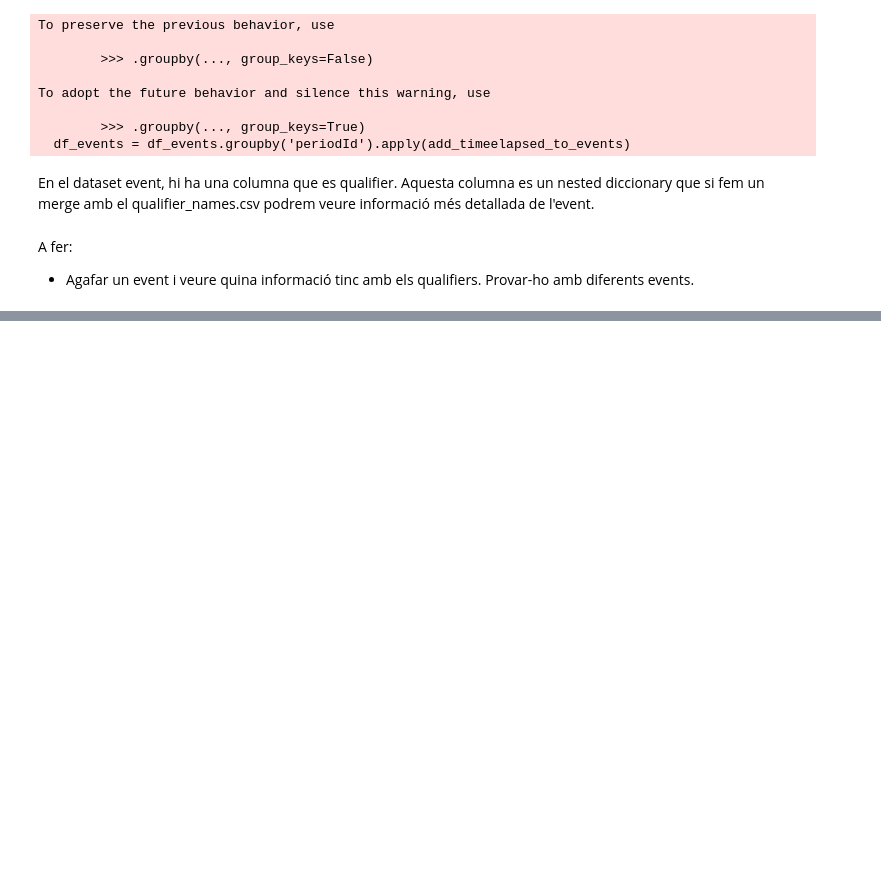
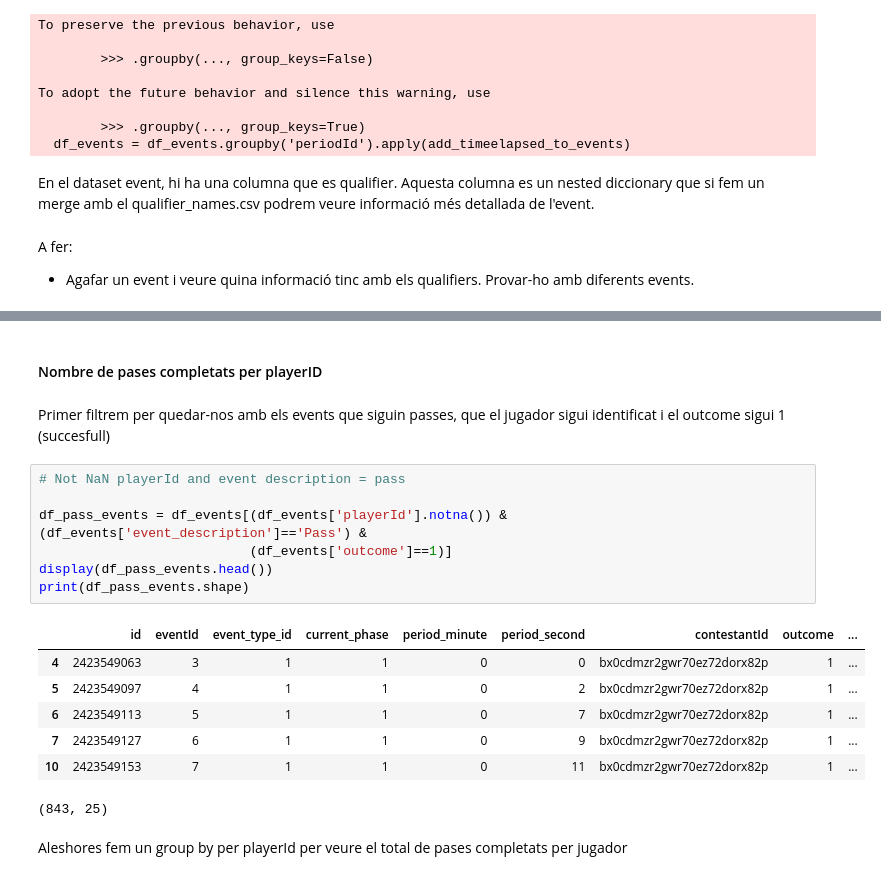
Before and after one commit to GabrielGausachs/OptaChallenge_Clustering_Player_Styles, a Jupyter notebook: utils/testing.ipynb, the cells around one changed output, grey strips where cells are left out. Drawn from its saved outputs; the diff is of its cells as text; blank space fills up the shorter version.

```diff
--- a/utils/testing.ipynb
+++ b/utils/testing.ipynb
@@ -136,0 +301,21 @@ A fer:
+# %% [markdown]
+#### Nombre de pases completats per playerID
+# %% [markdown]
+Primer filtrem per quedar-nos amb els events que siguin passes, que el jugador sigui identificat i el outcome sigui 1 (succesfull)
+# %%
+# Not NaN playerId and event description = pass
+
+df_pass_events = df_events[(df_events['playerId'].notna()) & (df_events['event_description']=='Pass') &
+                           (df_events['outcome']==1)]
+display(df_pass_events.head())
+print(df_pass_events.shape)
+# %% [output]
+|  | id | eventId | event_type_id | current_phase | period_minute | period_second | contestantId | outcome | ... |
+| 4 | 2423549063 | 3 | 1 | 1 | 0 | 0 | bx0cdmzr2gwr70ez72dorx82p | 1 | ... |
+| 5 | 2423549097 | 4 | 1 | 1 | 0 | 2 | bx0cdmzr2gwr70ez72dorx82p | 1 | ... |
+| 6 | 2423549113 | 5 | 1 | 1 | 0 | 7 | bx0cdmzr2gwr70ez72dorx82p | 1 | ... |
+| 7 | 2423549127 | 6 | 1 | 1 | 0 | 9 | bx0cdmzr2gwr70ez72dorx82p | 1 | ... |
+| 10 | 2423549153 | 7 | 1 | 1 | 0 | 11 | bx0cdmzr2gwr70ez72dorx82p | 1 | ... |
+(843, 25)
+# %% [markdown]
+Aleshores fem un group by per playerId per veure el total de pases completats per jugador
```
Also changed, not shown: parts of 15 cells of this notebook.
